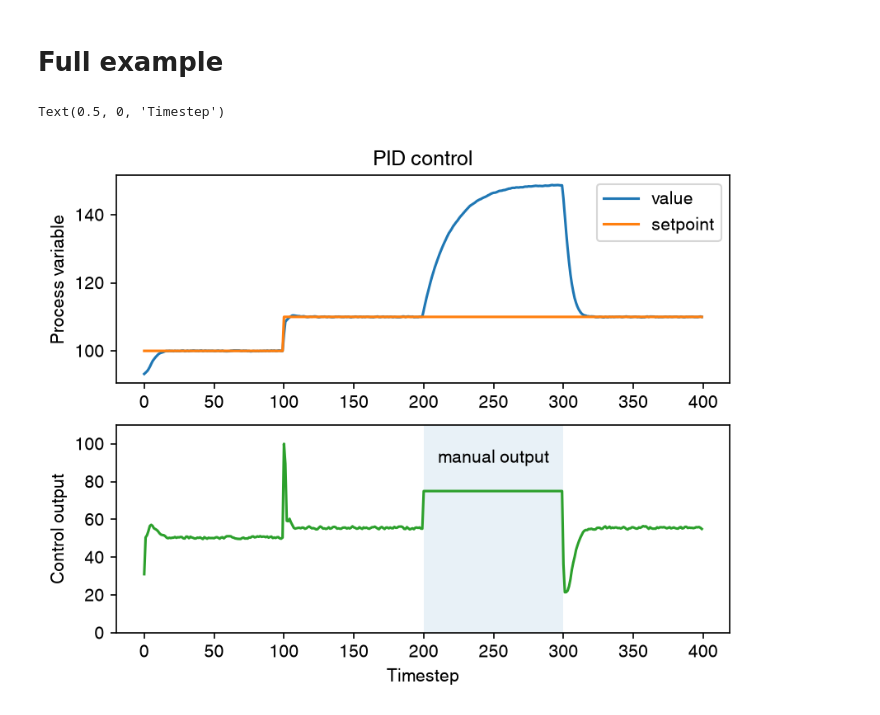
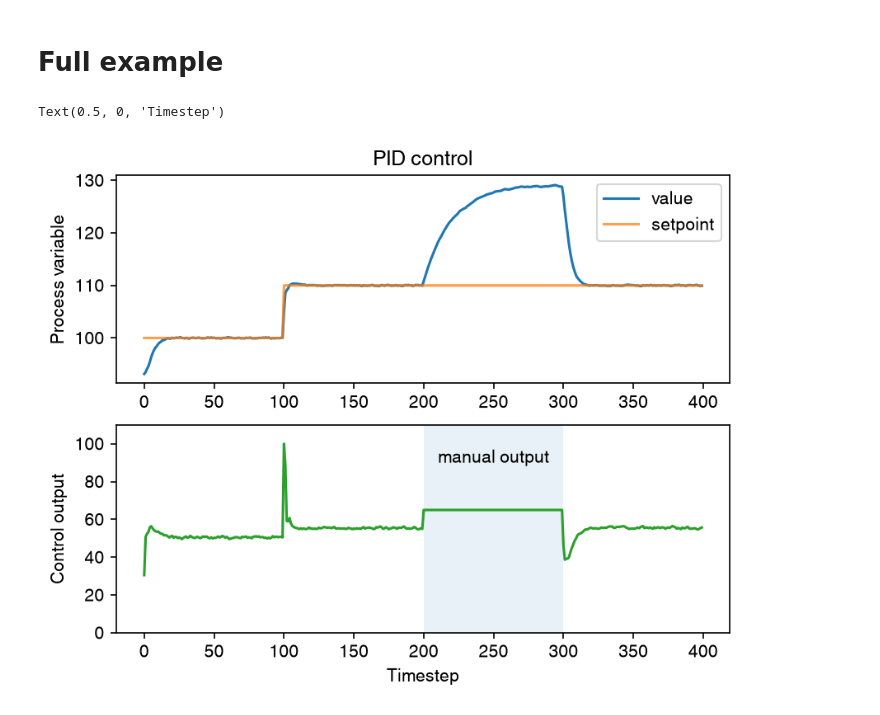
Before and after one commit to asteppke/tinypid, a Jupyter notebook: examples/Examples.ipynb, the cells around one changed output. Saved outputs shown, nothing was run; the diff lists cells and outputs as text; code cells hidden in the pictures.

```diff
--- a/examples/Examples.ipynb
+++ b/examples/Examples.ipynb
@@ -80,39 +83,39 @@ for i in range(100, 200):
     times.append(i)
 
 for i in range(200, 300):
-    output = controller(value, manual_output=75)
+    output = controller(value, manual_output=65)
     value = model(output, value)
 
     outputs.append(output)
     values.append(value)
     setpoints.append(controller.setpoint)
     times.append(i)
 
 for i in range(300, 400):
     output = controller(value)
     value = model(output, value)
 
     outputs.append(output)
     values.append(value)
     setpoints.append(controller.setpoint)
     times.append(i)
 
 fig, axes = plt.subplots(nrows=2, dpi=150)
 ax = axes[0]
 ax.plot(times, values, label="value")
-ax.plot(times, setpoints, label="setpoint")
+ax.plot(times, setpoints, "-", alpha=0.75, label="setpoint")
 ax.set_title("PID control")
 ax.set_ylabel("Process variable")
 ax.legend()
 
 ax = axes[1]
 ax.plot(times, outputs, color="C2")
 ax.fill_between([200,300], [0,0], [200,200], alpha=0.1)
 ax.set_ylim((0, 110))
 ax.set_ylabel("Control output")
 ax.text(250, 90, "manual output", horizontalalignment='center')
 
 ax.set_xlabel("Timestep")
 # %% [output]
 Text(0.5, 0, 'Timestep')
-[figure, old version]
+[figure, new version]
```
Also changed, not shown: parts of 1 cell of this notebook, 7 other files.
